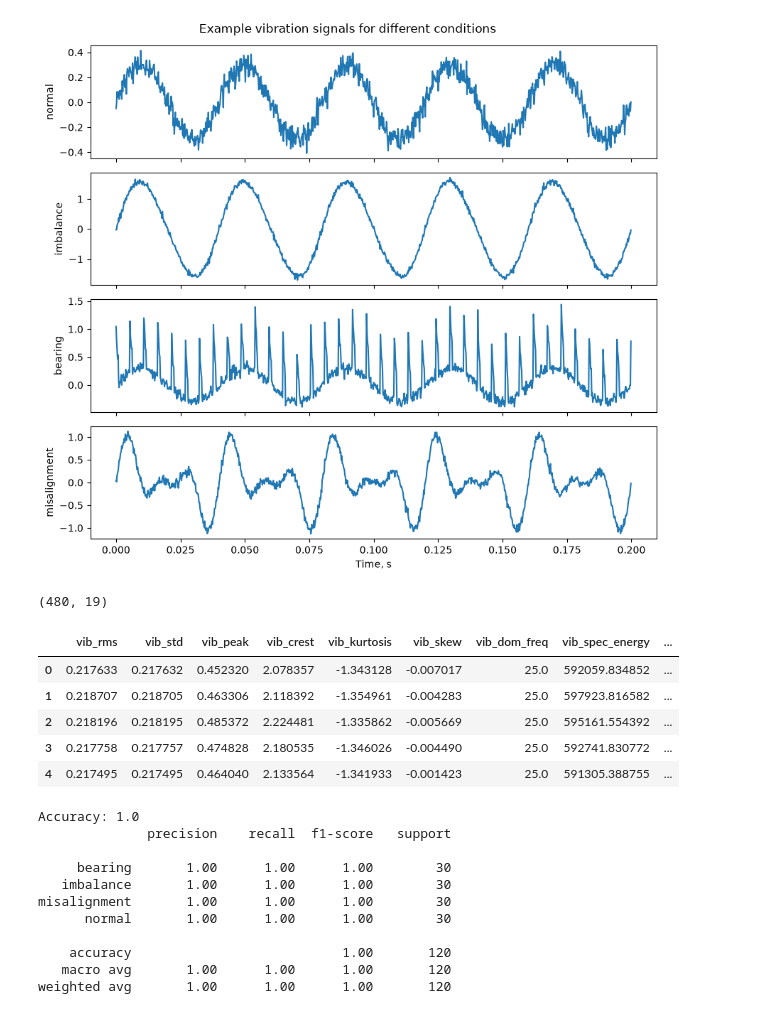
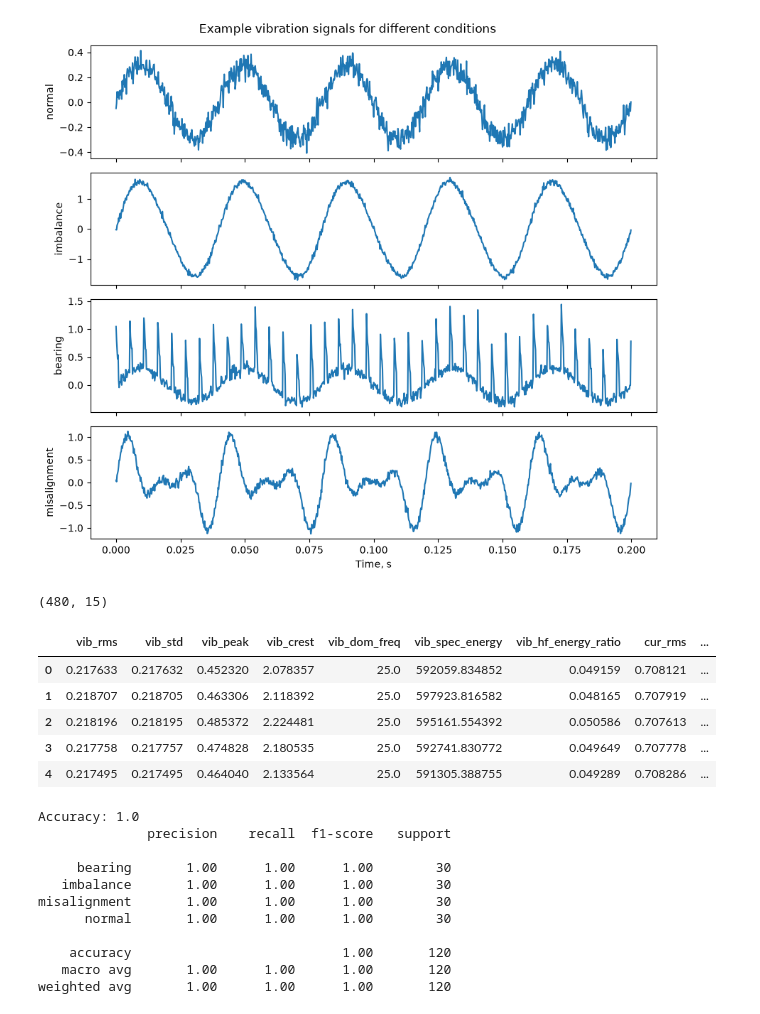
Before and after one commit to sdavidkh/test, a Jupyter notebook: measurement_systems_homework/fault_diagnostics.ipynb, the cells around one changed output. Drawn from its saved outputs; the diff is of its cells as text; code cells hidden in the pictures.

Commit message:
Remove kurtosis/skew features from fault diagnostics notebook

```diff
--- a/measurement_systems_homework/fault_diagnostics.ipynb
+++ b/measurement_systems_homework/fault_diagnostics.ipynb
@@ -102,42 +101,40 @@ def extract_features(vib, cur):
         feats[f'{name}_std'] = np.std(sig)
         feats[f'{name}_peak'] = np.max(np.abs(sig))
         feats[f'{name}_crest'] = feats[f'{name}_peak'] / (feats[f'{name}_rms'] + 1e-9)
-        feats[f'{name}_kurtosis'] = kurtosis(sig)
-        feats[f'{name}_skew'] = skew(sig)
 
         spectrum = np.abs(rfft(sig))
         freqs = rfftfreq(len(sig), d=1 / FS)
         feats[f'{name}_dom_freq'] = freqs[np.argmax(spectrum)]
         feats[f'{name}_spec_energy'] = np.sum(spectrum ** 2)
 
         # high-frequency band energy (characteristic of bearing faults)
         hf_mask = freqs > 150
         feats[f'{name}_hf_energy_ratio'] = (
             np.sum(spectrum[hf_mask] ** 2) / (np.sum(spectrum ** 2) + 1e-9)
         )
     return feats
 
 
 n_samples_per_class = 120
 rows = []
 for ft in fault_types:
     for _ in range(n_samples_per_class):
         vib, cur = generate_signal(ft, rng)
         feats = extract_features(vib, cur)
         feats['label'] = ft
         rows.append(feats)
 
 df = pd.DataFrame(rows)
 print(df.shape)
 df.head()
 # %% [output]
-(480, 19)
+(480, 15)
-|  | vib_rms | vib_std | vib_peak | vib_crest | vib_kurtosis | vib_skew | vib_dom_freq | vib_spec_energy | ... |
-| 0 | 0.217633 | 0.217632 | 0.452320 | 2.078357 | -1.343128 | -0.007017 | 25.0 | 592059.834852 | ... |
-| 1 | 0.218707 | 0.218705 | 0.463306 | 2.118392 | -1.354961 | -0.004283 | 25.0 | 597923.816582 | ... |
-| 2 | 0.218196 | 0.218195 | 0.485372 | 2.224481 | -1.335862 | -0.005669 | 25.0 | 595161.554392 | ... |
-| 3 | 0.217758 | 0.217757 | 0.474828 | 2.180535 | -1.346026 | -0.004490 | 25.0 | 592741.830772 | ... |
-| 4 | 0.217495 | 0.217495 | 0.464040 | 2.133564 | -1.341933 | -0.001423 | 25.0 | 591305.388755 | ... |
+|  | vib_rms | vib_std | vib_peak | vib_crest | vib_dom_freq | vib_spec_energy | vib_hf_energy_ratio | cur_rms | ... |
+| 0 | 0.217633 | 0.217632 | 0.452320 | 2.078357 | 25.0 | 592059.834852 | 0.049159 | 0.708121 | ... |
+| 1 | 0.218707 | 0.218705 | 0.463306 | 2.118392 | 25.0 | 597923.816582 | 0.048165 | 0.707919 | ... |
+| 2 | 0.218196 | 0.218195 | 0.485372 | 2.224481 | 25.0 | 595161.554392 | 0.050586 | 0.707613 | ... |
+| 3 | 0.217758 | 0.217757 | 0.474828 | 2.180535 | 25.0 | 592741.830772 | 0.049649 | 0.707778 | ... |
+| 4 | 0.217495 | 0.217495 | 0.464040 | 2.133564 | 25.0 | 591305.388755 | 0.049289 | 0.708286 | ... |
 # %%
 X = df.drop(columns=['label'])
 y = df['label']
```
Also changed, not shown: parts of 2 cells of this notebook.
